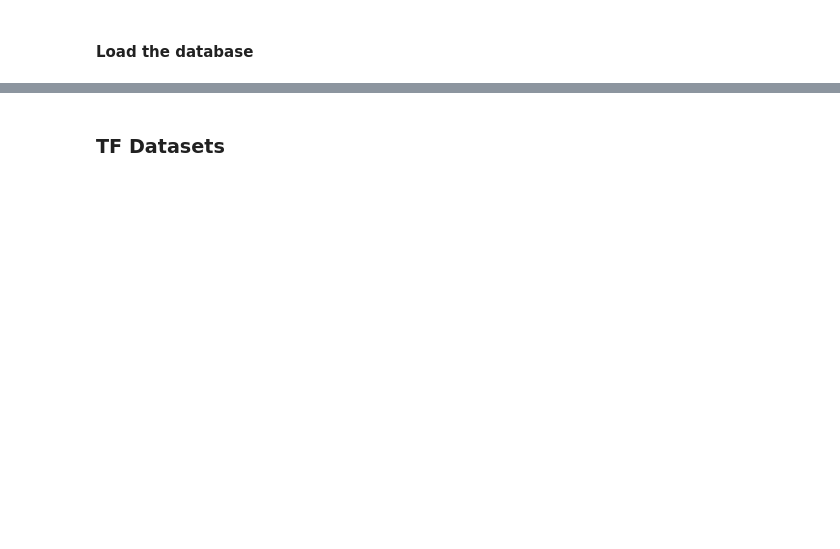
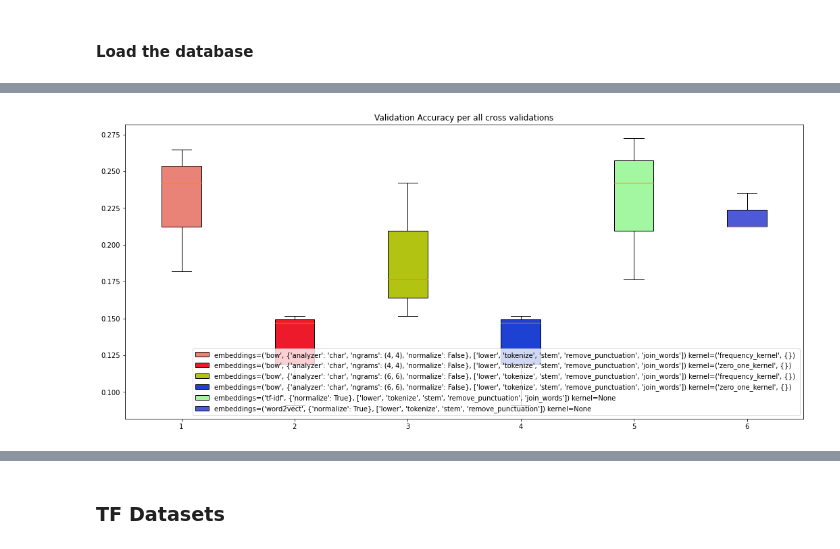
Before and after one commit to glypher/lyrics_classification, a Jupyter notebook: songs.ipynb, the cells around one changed output, grey strips where cells are left out. Saved outputs shown, nothing was run; the diff lists cells and outputs as text; code cells hidden in the pictures; blank space fills up the shorter version.

Commit message:
Better SVM parameter handling Added boxplot for val accuracy for each embedding Added BILSTM model for classification

```diff
--- a/songs.ipynb
+++ b/songs.ipynb
@@ -213,16 +208,18 @@ pb.show()
 # %%
 class Embeddings(mm.DataModel):
     def __init__(self, model, features, target, normalize=False):
-        super(Embeddings, self).__init__(features, target)
         self._model = model
         self._normalizer = sklearn.preprocessing.StandardScaler(with_mean=False) if normalize else None
         if self._normalizer:
-            self._normalizer.mean_ = np.full((self.features.shape[1],), 0)
-            self._normalizer.var_ = np.full((self.features.shape[1],), 1)
-            self._normalizer.fit(self.features)
+            self._normalizer.mean_ = np.full((features.shape[1],), 0)
+            self._normalizer.var_ = np.full((features.shape[1],), 1)
+            features = self._normalizer.fit_transform(features)
+
+        super(Embeddings, self).__init__(features, target)
 
     def transform(self, features):
-        features = self._model.transform(features)
+        if self._model:
+            features = self._model.transform(features)
         if self._normalizer:
             features = self._normalizer.transform(features)
         return features
@@ -246,7 +243,7 @@ class TF_IDF(Embeddings):
                                      df['target'], normalize)
 
 class Word2Vect(Embeddings):
-    def __init__(self, df, no_features=50, skip_gram=1, normalize=False):
+    def __init__(self, df, no_features=64, skip_gram=1, normalize=False):
         self._model = gensim.models.Word2Vec(df['text'],
                                              size=no_features, window=5, min_count=1, workers=4, iter=no_features, sg=skip_gram)
         self._normalizer = None
@@ -265,7 +262,7 @@ class Word2Vect(Embeddings):
 class EmbeddingFactory(Embeddings):
     def __new__(cls, df, model_type, **kwargs):
         if model_type == 'none':
-            return Embeddings(df['text'], df['target'])
+            return Embeddings(None, df['text'], df['target'], **kwargs)
         if model_type == 'bow':
             return BoW(df, **kwargs)
         if model_type == 'tf-idf':
@@ -273,6 +270,24 @@ class EmbeddingFactory(Embeddings):
         if model_type == 'word2vect':
             return Word2Vect(df, **kwargs)
         return None
+# %%
+def zero_one_kernel(X1, X2):
+    X1 = X1 != 0
+    X2 = X2 != 0
+    gram = X1@X2.T
+    gram = gram.astype(np.int)
+    return gram
+
+def frequency_kernel(X1, X2):
+    gram = X1@X2.T
+    norm_x1 = scipy.sparse.linalg.norm(X1, axis=1)
+    norm_x2 = scipy.sparse.linalg.norm(X2, axis=1)
+    norm_x1 = norm_x1[np.newaxis]
+    norm_x2 = norm_x2[np.newaxis]
+    gram = gram / (norm_x1.T @ norm_x2)
+    return gram
+
+SVM_KERNELS = {'zero_one_kernel' : zero_one_kernel, 'frequency_kernel' : frequency_kernel}
 # %%
 class SVMModel(mm.SklearnModel):
     import sklearn.multiclass
@@ -392,0 +407,10 @@ Results: 0.36995624696159457
+# %%
+metrics = {'train_acc' : [], 'train_loss' : [], 'val_acc' : [], 'val_loss' : []}
+for name, histories in svm_lookup.history.same_histories(['embeddings', 'kernel']).items():
+    metrics['val_acc'].append(([h.history('accuracy', mm.DataType.VALIDATION) for h in histories], name))
+
+pb = mm.PlotBuilder().create_subplots(1, 1, fig_size=(18,8)).set_options(legend_loc="lower right")
+pb.create_box_plot('Validation Accuracy per all cross validations', *metrics['val_acc'])
+pb.show()
+# %% [output]
+[figure, added]
```
Also changed, not shown: parts of 15 cells of this notebook.
